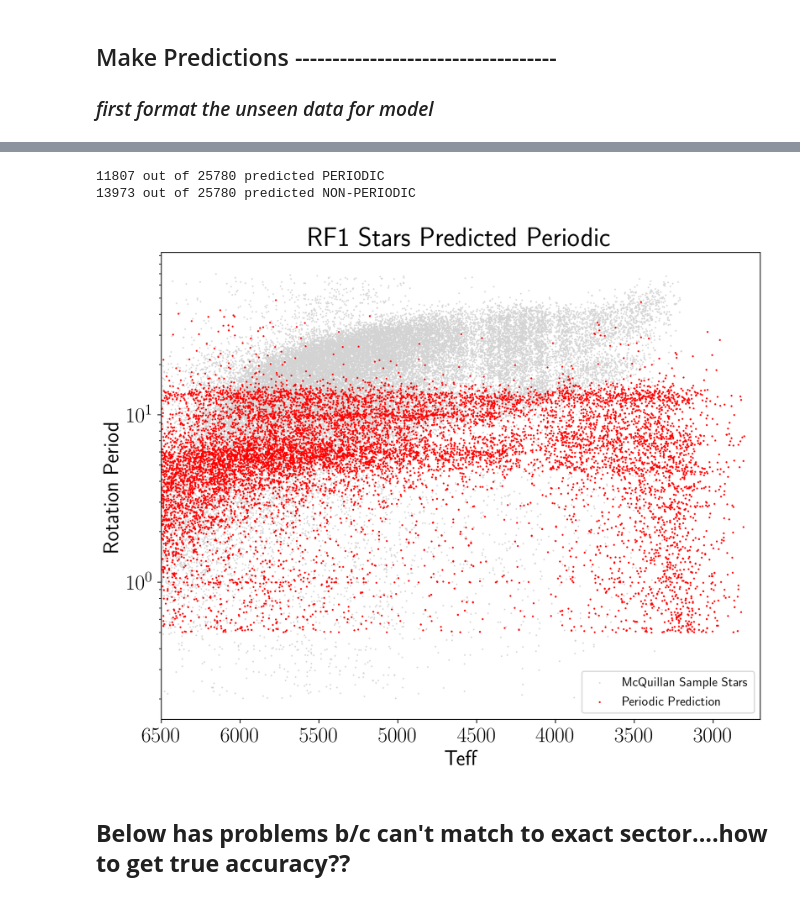
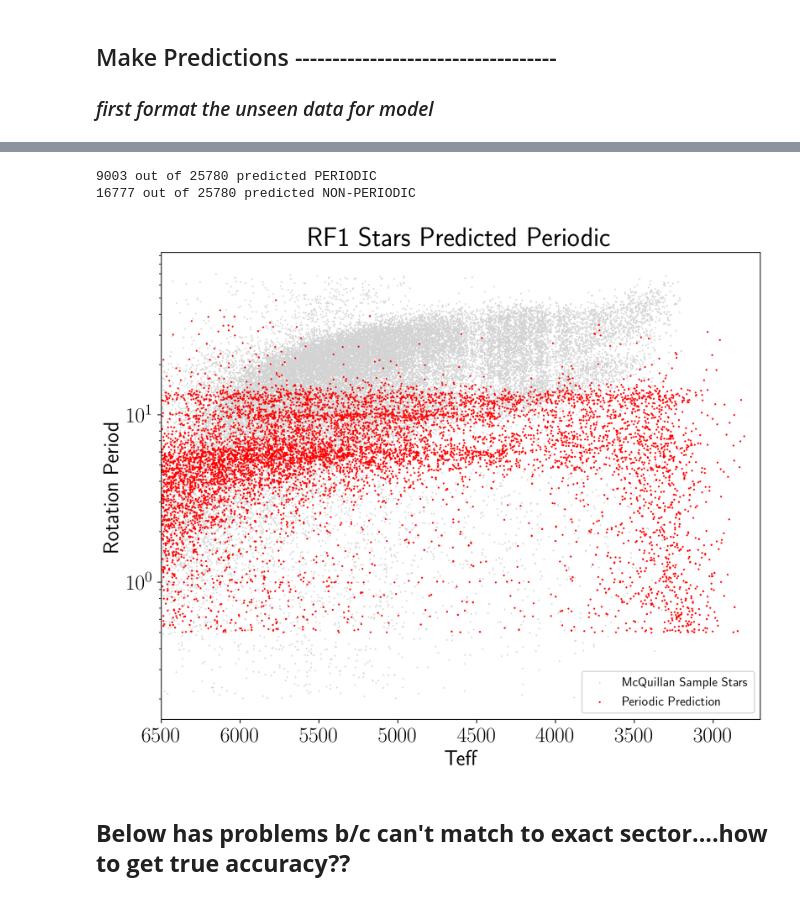
Before and after one commit to deerow22/helenResearch, a Jupyter notebook: RF1_final.ipynb, the cells around one changed output, grey strips where cells are left out. Drawn from its saved outputs; the diff is of its cells as text; code cells hidden in the pictures.

```diff
--- a/RF1_final.ipynb
+++ b/RF1_final.ipynb
@@ -406,9 +406,16 @@ features.describe(include='all') #arg to get all columns to show-except it isnt
 # %%
 #finalize list of features used
 
-features_list = ['TIC','rvar','Teff',
+# features_list = ['TIC','rvar','Teff',
+#                  'ls1', 'ls2', 'ls3', 'lsamp1', 'lsamp2', 'lsamp3',
+#                  'Vmag','Tmag','CLASS']
+#testing featurees list w/o tic & teff per ruths suggestion
+features_list = ['rvar',
                  'ls1', 'ls2', 'ls3', 'lsamp1', 'lsamp2', 'lsamp3',
-                 'Vmag','Tmag','CLASS']
+                 'Vmag','Tmag','CLASS', 'RA_orig', 'Dec_orig',]
+
+
+
 #would like to use these BUT would cause a reduction in my training sample due to nans
 extra_features_list = ['logg','Bmag'] #have nans
 
@@ -419,7 +426,7 @@ extra_features_list = ['logg','Bmag'] #have nans
 ########################################################
 
 #select features
-short_features = features[features_list]
+short_features = features_nogiants[features_list]
 #remove any nans in the final features
 short_features = short_features.dropna()
 
@@ -754 +801,9 @@ See the caveats in the documentation: https://pandas.pydata.org/pandas-docs/stab
 25780 rows × 13 columns
+# %%
+#combine features used for predicitons with all stats
+
+# sidenote: unseen_nogiants is 25920 rows × 134 columns
+
+#match only predict_class column by df index to avoid duplicate columns
+unseen_forRF = unseen_nogiants.join(unseen_forRF['predict_class'], how='right')
+unseen_forRF
@@ -758,20 +827,32 @@ unseen_periodic = unseen_forRF[unseen_forRF['predict_class']==1] #modulations
 unseen_nonperiodic = unseen_forRF[unseen_forRF['predict_class']==5] #flat
 print('{} out of {} predicted PERIODIC'.format(len(unseen_periodic),len(unseen_forRF)))
 print('{} out of {} predicted NON-PERIODIC'.format(len(unseen_nonperiodic),len(unseen_forRF)))
+
+#with 244 training examples b/c forgot about giants
+# 11807 out of 25780 predicted PERIODIC
+# 13973 out of 25780 predicted NON-PERIODIC
+
+#w/o giants but uses tic & teff features:
+# 15048 out of 25780 predicted PERIODIC
+# 10732 out of 25780 predicted NON-PERIODIC
+
+#w/o giants & w/o tic & teff
+# 8878 out of 25780 predicted PERIODIC
+# 16902 out of 25780 predicted NON-PERIODIC
 # %% [output]
-11807 out of 25780 predicted PERIODIC
-13973 out of 25780 predicted NON-PERIODIC
+9003 out of 25780 predicted PERIODIC
+16777 out of 25780 predicted NON-PERIODIC
 # %%
 #plot the good predictions over MQ data to see results
 
 plt.figure(figsize=(10,8),dpi=200)
 plt.scatter(mqdata['TEMP'].to_numpy(),mqdata['ROTATION_PERIOD'].to_numpy(),s=.2,color='lightgrey',label ='McQuillan Sample Stars')
-plt.scatter(unseen_periodic['Teff'].to_numpy(),unseen_periodic['ls1'].to_numpy(),s=.5,color='r',label='Periodic Prediction')
+plt.scatter(unseen_periodic['Teff'].to_numpy(),unseen_periodic['ls-1'].to_numpy(),s=.5,color='r',label='Periodic Prediction')
 plt.xlim(6500,2700);plt.yscale('log');plt.legend(fontsize='large');plt.title('RF1 Stars Predicted Periodic',fontsize=25);
 plt.ylabel('Rotation Period',fontsize=20);plt.xlabel('Teff',fontsize=20);
 plt.savefig('data/RF1_results_plot')
 # %% [output]
-[figure, old version]
+[figure, new version]
 # %% [markdown]
 ## __Below has problems b/c can't match to exact sector....how to get true accuracy??__
 # %%
```
Also changed, not shown: parts of 22 cells of this notebook, 1 other file.
